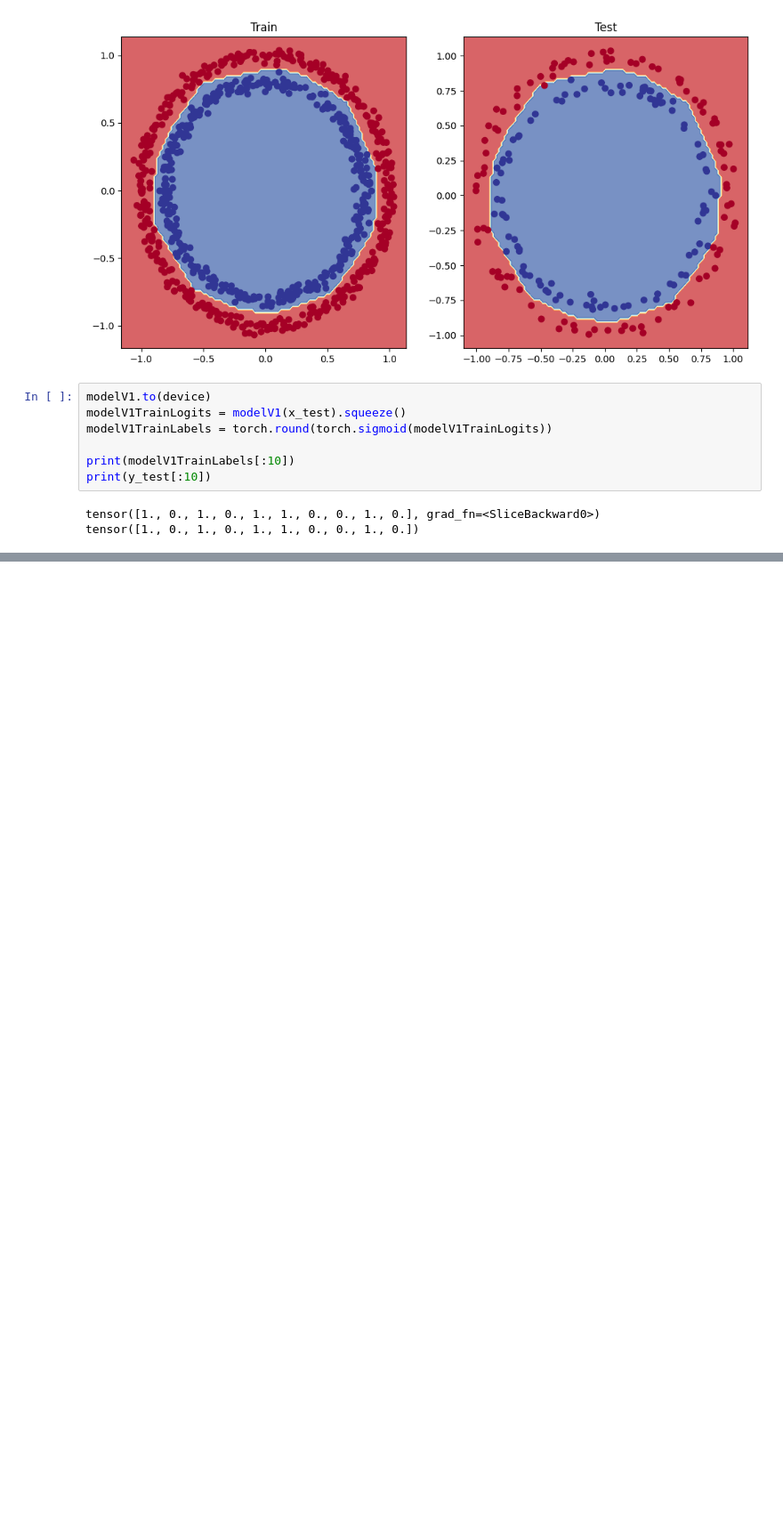
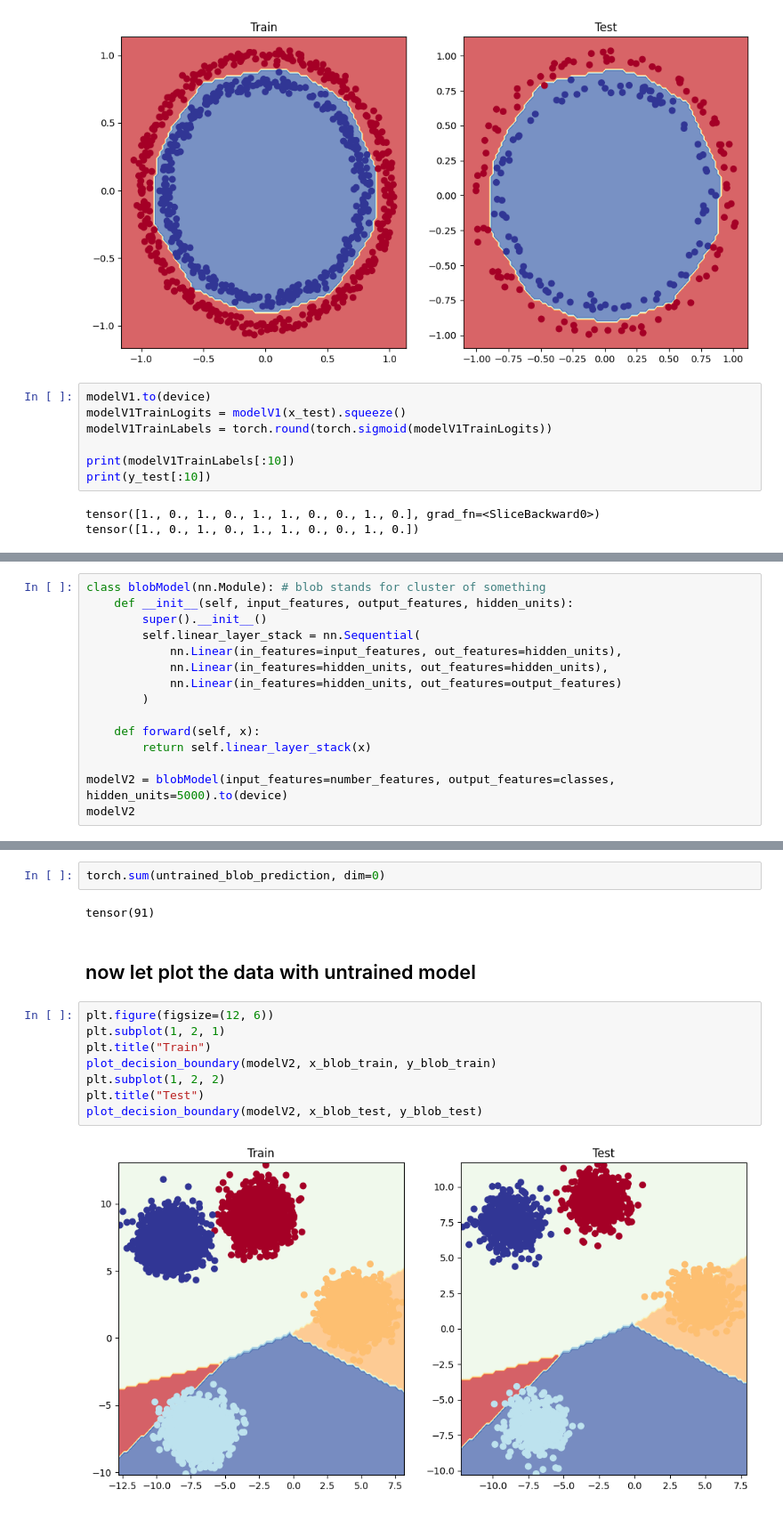
Before and after one commit to ahmedrazakhann/pytorch-journey, a Jupyter notebook: models/classification/non_linear_classification_model.ipynb, the cells around one changed output, grey strips where cells are left out. Shown at 89% size. Cells and saved outputs as stored; diff of their text form; blank space fills up the shorter version.

```diff
--- a/models/classification/non_linear_classification_model.ipynb
+++ b/models/classification/non_linear_classification_model.ipynb
@@ -394,0 +465,15 @@ NameError: name 'model' is not defined
+# %%
+class blobModel(nn.Module): # blob stands for cluster of something
+    def __init__(self, input_features, output_features, hidden_units):
+        super().__init__()
+        self.linear_layer_stack = nn.Sequential(
+            nn.Linear(in_features=input_features, out_features=hidden_units),
+            nn.Linear(in_features=hidden_units, out_features=hidden_units),
+            nn.Linear(in_features=hidden_units, out_features=output_features)
+        )
+
+    def forward(self, x):
+        return self.linear_layer_stack(x)
+
+modelV2 = blobModel(input_features=number_features, output_features=classes, hidden_units=5000).to(device)
+modelV2
@@ -394,0 +515,16 @@ NameError: name 'model' is not defined
+# %%
+torch.sum(untrained_blob_prediction, dim=0)
+# %% [output]
+tensor(91)
+# %% [markdown]
+## now let plot the data with untrained model
+# %%
+plt.figure(figsize=(12, 6))
+plt.subplot(1, 2, 1)
+plt.title("Train")
+plot_decision_boundary(modelV2, x_blob_train, y_blob_train)
+plt.subplot(1, 2, 2)
+plt.title("Test")
+plot_decision_boundary(modelV2, x_blob_test, y_blob_test)
+# %% [output]
+[figure, added]
```
Also changed, not shown: parts of 17 cells of this notebook, 1 other file.
